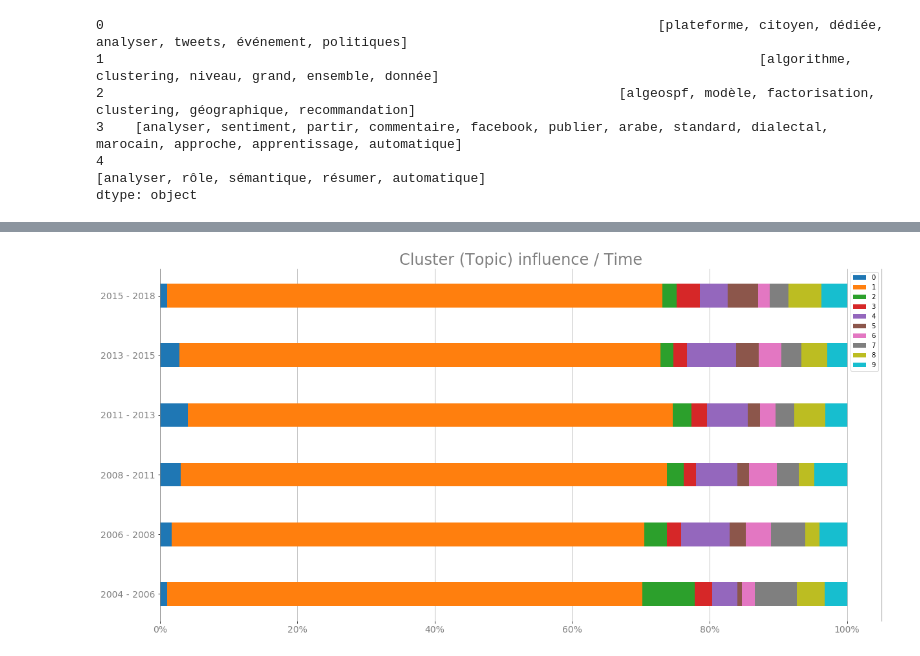
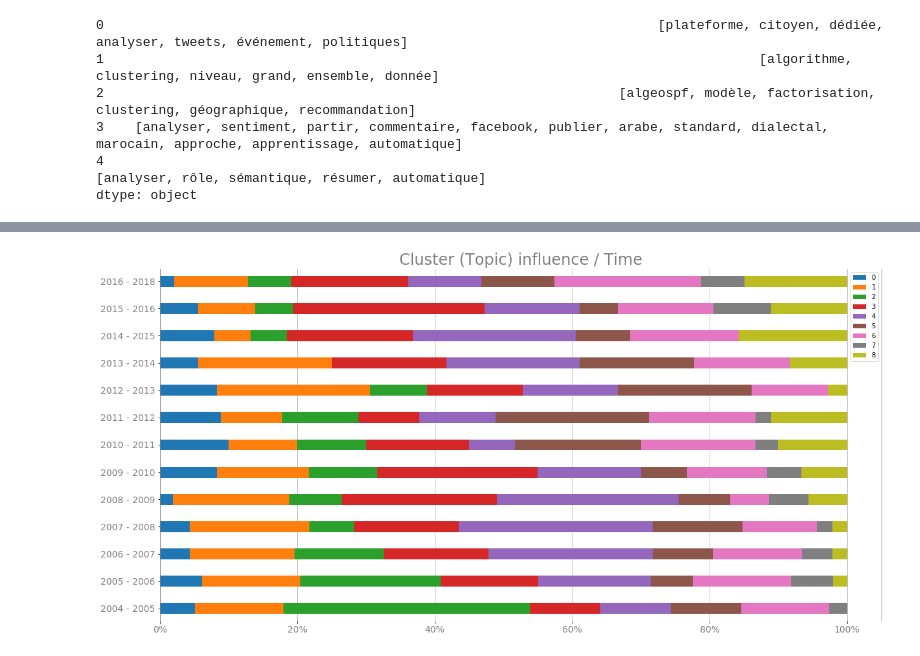
Before and after one commit to pchampio/EGC-2020, a Jupyter notebook: summary.ipynb, the cells around one changed output, grey strips where cells are left out. Cells and saved outputs as stored; diff of their text form; code cells hidden in the pictures.

```diff
--- a/summary.ipynb
+++ b/summary.ipynb
@@ -76,11 +102,13 @@ display(df[['lng_title', 'lng_abstract' ,'lem_prepro_title' ,'lem_prepro_abstrac
 # %%
 # with ou without the abstract
+with_abst = False
+
 def join_with_nan(subset_df):
     res = []
     if subset_df['lem_prepro_title'] is not pd.np.nan:
         res += subset_df['lem_prepro_title'].split()
-    # if subset_df['lem_prepro_abstract'] is not pd.np.nan:
-        # res += subset_df['lem_prepro_abstract'].split()
+    if with_abst and subset_df['lem_prepro_abstract'] is not pd.np.nan:
+        res += subset_df['lem_prepro_abstract'].split()
     return res
 
 # Join the lematized title and abstract
@@ -183,0 +270,23 @@ pyLDAvis.display(lda_display)
+# %%
+if False:
+    # Can take a long time to run.
+    limit=400; start=50; step=50;
+    model_list, coherence_values = compute_coherence_values(
+        dictionary=id2word,
+        corpus=bow_corpus,
+        texts=df_all_lem,
+        start=start,
+        limit=limit,
+        step=step)
+
+    # Show graph
+    x = range(start, limit, step)
+    plt.plot(x, coherence_values)
+    plt.xlabel("Num Topics")
+    plt.ylabel("Coherence score")
+    plt.legend(("coherence_values"), loc='best')
+    plt.show()
+
+    ### Print the coherence scores
+    for m, cv in zip(x, coherence_values):
+        print("Num Topics =", m, " has Coherence Value of", round(cv, 4))
@@ -190,18 +319,17 @@ import matplotlib.pyplot as plt
 import numpy as np
 from sklearn import metrics
 from sklearn.cluster import KMeans
+from sklearn.cluster import AffinityPropagation
 
 # https://scikit-learn.org/stable/auto_examples/cluster/plot_kmeans_silhouette_analysis.html
 
-print('LDA matrix shape:', lda_csc_matrix.shape)
+print('LDA matrix shape (input to KMeans):', lda_csc_matrix.shape)
 
 km = KMeans(n_clusters=10, init='k-means++', max_iter=100, n_init=4, verbose=False, random_state=10)
 km.fit(lda_csc_matrix)
 
-display(km.labels_)
+display(pd.DataFrame(km.labels_).T)
 
 df['pred'] = km.labels_
-
-silhouette_avg = metrics.silhouette_score(lda_csc_matrix, km.labels_)
-print('Silhouette Coefficient:', silhouette_avg)
+n_clusters = km.n_clusters
 # %% [output]
@@ -215,10 +356,10 @@ A = df.groupby(['year', 'pred']).agg({'pred': ['count']})
 # Result is MultiIndex dataframe
 display(A.query('year <= 2006').T)
 
-df_label_count_sampled_year = pd.DataFrame(index=[x for x in range(km.n_clusters)])
+df_label_count_sampled_year = pd.DataFrame(index=[x for x in range(n_clusters)])
 
 # Year sampling, (-> ['2004 to 2006', '2007 to 2009', .. ])
-num_of_sep = 7 # number of partition
+num_of_sep = 14 # number of partition
 
 start = pd.Timestamp('2004')
 end = pd.Timestamp('2018')
@@ -265,33 +413,35 @@ display(df_label_count_sampled_year)
 # %%
 from matplotlib.ticker import FuncFormatter
+
+df_label_count_sampled_year = df_label_count_sampled_year.drop([9], axis=1)
 
 # To percent
 df_label_count_sampled_year = df_label_count_sampled_year.apply(lambda x: x / x.sum(), axis=1)
 
 # Plot
 df_label_count_sampled_year.plot.barh(stacked=True, figsize=(20, 10), width=0.4)
 plt.title('Cluster (Topic) influence / Time', fontsize= 24, color='gray')
 
 ## PlotSwagg ##
 plt.yticks(fontsize=14, rotation=0, color='gray')
 plt.xticks(fontsize=14, rotation=0, color='gray')
 
 # Cleanest Percent
 plt.gca().xaxis.set_major_formatter(FuncFormatter(lambda y, _: '{:.0%}'.format(y)))
 
 # Less border
 plt.gca().xaxis.grid(True)
 plt.gca().spines['top'].set_visible(False)
 plt.gca().spines['bottom'].set_visible(False)
 plt.gca().spines['left'].set_edgecolor('gray')
 plt.gca().spines['right'].set_edgecolor('gray')
 
 # Percent line under the barH
 plt.gca().set_axisbelow(True)
 
 plt.show()
 # %% [output]
-[figure, old version]
+[figure, new version]
 # %%
 # BIG Dump :poop:
 if False:
```
Also changed, not shown: parts of 34 cells of this notebook.
